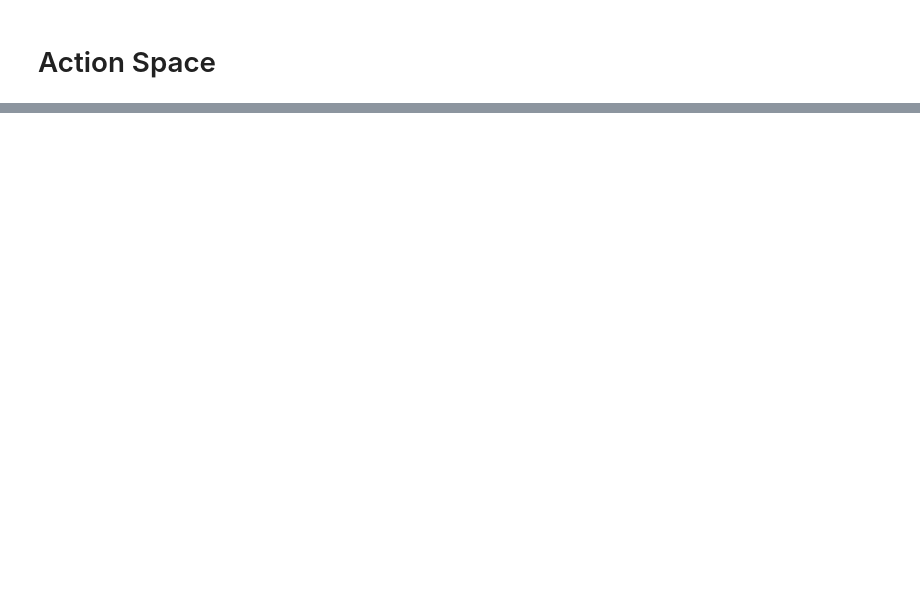
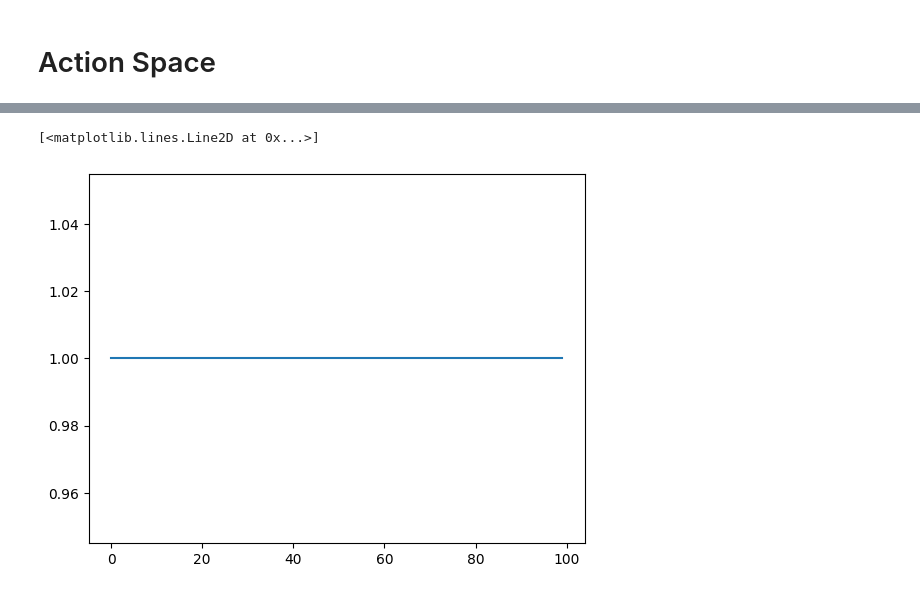
Before and after one commit to vsourirajan/sbsim_dual_control, a Jupyter notebook: smart_control/notebooks/Understanding the Environment Space.ipynb, the cells around one changed output, grey strips where cells are left out. Saved outputs shown, nothing was run; the diff lists cells and outputs as text; code cells hidden in the pictures; blank space fills up the shorter version.

```diff
--- a/smart_control/notebooks/Understanding the Environment Space.ipynb
+++ b/smart_control/notebooks/Understanding the Environment Space.ipynb
@@ -383,0 +600,16 @@ def compute_avg_return(environment, policy, num_episodes=1, time_zone: str = "US
+# %%
+observation_spec, action_spec, time_step_spec = spec_utils.get_tensor_specs(collect_env)
+schedule_policy = SchedulePolicy(
+    time_step_spec= time_step_spec,
+    action_spec= action_spec,
+    action_sequence = action_sequence,
+    weekday_schedule_events = weekday_schedule_events,
+    weekend_holiday_schedule_events = weekend_holiday_schedule_events,
+    dow_sin_index=dow_sin_index,
+    dow_cos_index=dow_cos_index,
+    hod_sin_index=hod_sin_index,
+    hod_cos_index=hod_cos_index,
+    local_start_time=local_start_time,
+    action_normalizers=action_normalizers,
+
+)
@@ -383,0 +747,5 @@ def compute_avg_return(environment, policy, num_episodes=1, time_zone: str = "US
+# %%
+plt.plot(run_info['step_types'])
+# %% [output]
+[<matplotlib.lines.Line2D at 0x...>]
+[figure, added]
```
Also changed, not shown: parts of 45 cells of this notebook, 1 other file.
